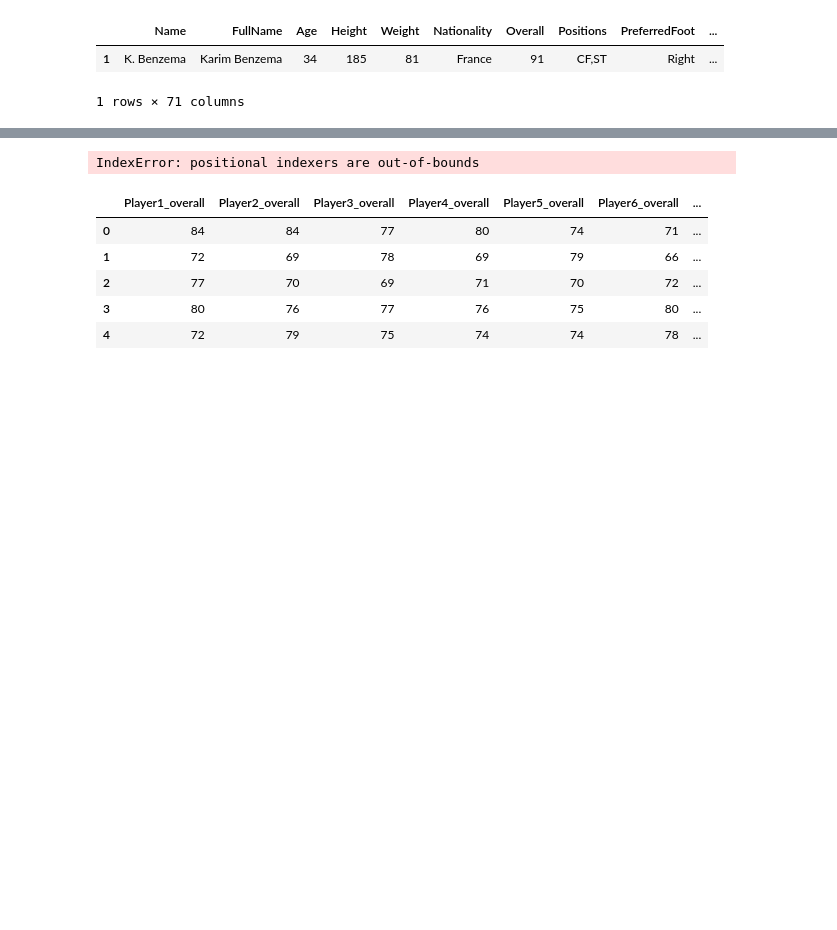
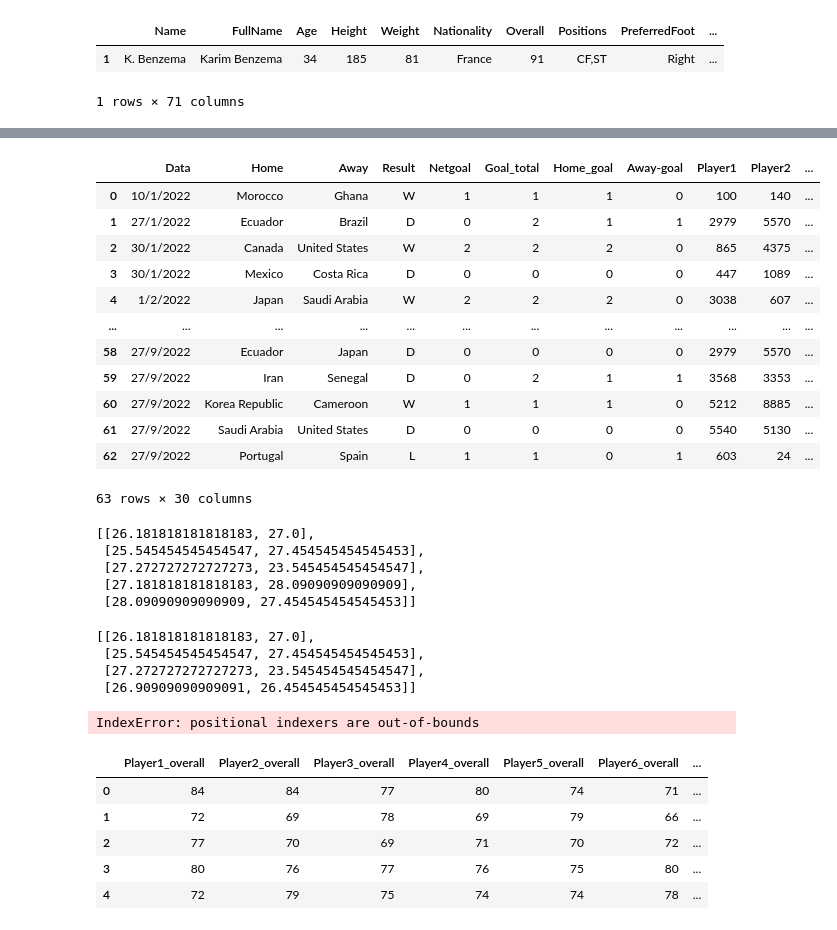
Before and after one commit to Malvape/Prediccion_futbol, a Jupyter notebook: Solucion.ipynb, the cells around one changed output, grey strips where cells are left out. Saved outputs shown, nothing was run; the diff lists cells and outputs as text; code cells hidden in the pictures; blank space fills up the shorter version.

```diff
--- a/Solucion.ipynb
+++ b/Solucion.ipynb
@@ -181,3 +183,19 @@ CBRating                 30
 RBRating                 29
 GKRating                 84
 Name: 100, Length: 71, dtype: object
+# %%
+Game_63
+# %% [output]
+|  | Data | Home | Away | Result | Netgoal | Goal_total | Home_goal | Away-goal | Player1 | Player2 | ... |
+| 0 | 10/1/2022 | Morocco | Ghana | W | 1 | 1 | 1 | 0 | 100 | 140 | ... |
+| 1 | 27/1/2022 | Ecuador | Brazil | D | 0 | 2 | 1 | 1 | 2979 | 5570 | ... |
+| 2 | 30/1/2022 | Canada | United States | W | 2 | 2 | 2 | 0 | 865 | 4375 | ... |
+| 3 | 30/1/2022 | Mexico | Costa Rica | D | 0 | 0 | 0 | 0 | 447 | 1089 | ... |
+| 4 | 1/2/2022 | Japan | Saudi Arabia | W | 2 | 2 | 2 | 0 | 3038 | 607 | ... |
+| ... | ... | ... | ... | ... | ... | ... | ... | ... | ... | ... | ... |
+| 58 | 27/9/2022 | Ecuador | Japan | D | 0 | 0 | 0 | 0 | 2979 | 5570 | ... |
+| 59 | 27/9/2022 | Iran | Senegal | D | 0 | 2 | 1 | 1 | 3568 | 3353 | ... |
+| 60 | 27/9/2022 | Korea Republic | Cameroon | W | 1 | 1 | 1 | 0 | 5212 | 8885 | ... |
+| 61 | 27/9/2022 | Saudi Arabia | United States | D | 0 | 0 | 0 | 0 | 5540 | 5130 | ... |
+| 62 | 27/9/2022 | Portugal | Spain | L | 1 | 1 | 0 | 1 | 603 | 24 | ... |
+63 rows × 30 columns
@@ -183,0 +204,16 @@ Name: 100, Length: 71, dtype: object
+# %%
+for j in range(5):
+# Get the team1 and team2 player index from the Team DataFrame
+    team1_index_p = list(Game_63.loc[j][8:19])
+    team2_index_p = list(Game_63.loc[j][19:30])
+    temp1_p = Player_all.iloc[team1_index_p]['Age'].mean()
+    temp2_p = Player_all.iloc[team2_index_p]['Age'].mean()
+    team_age_p.append([temp1_p,temp2_p])
+
+team_age_p
+# %% [output]
+[[26.181818181818183, 27.0],
+ [25.545454545454547, 27.454545454545453],
+ [27.272727272727273, 23.545454545454547],
+ [27.181818181818183, 28.09090909090909],
+ [28.09090909090909, 27.454545454545453]]
@@ -184,2 +224,9 @@ Name: 100, Length: 71, dtype: object
+# %%
+team_age_p
+# %% [output]
+[[26.181818181818183, 27.0],
+ [25.545454545454547, 27.454545454545453],
+ [27.272727272727273, 23.545454545454547],
+ [26.90909090909091, 26.454545454545453]]
 # %%
 team_age=[]
```
Also changed, not shown: parts of 8 cells of this notebook, 1 other file.
